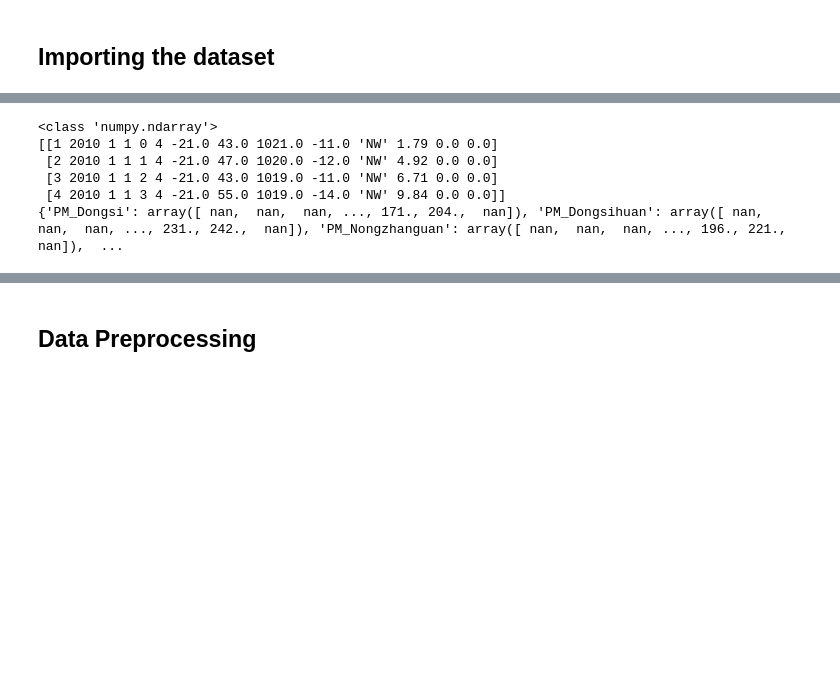
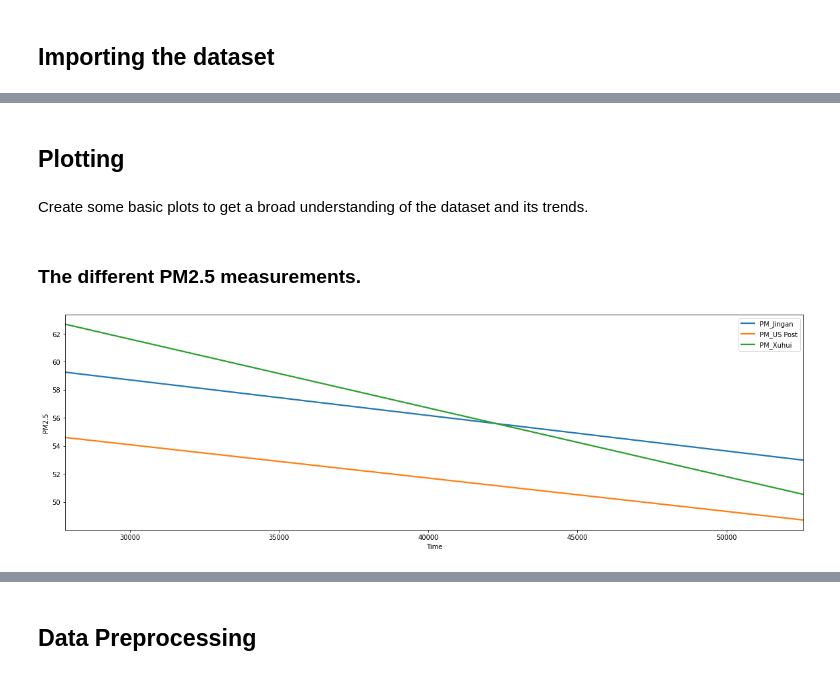
Before and after one commit to DAbbottPersonal/PM_china, a Jupyter notebook: PM_china.ipynb, the cells around one changed output, grey strips where cells are left out. Saved outputs shown, nothing was run; the diff lists cells and outputs as text; code cells hidden in the pictures; blank space fills up the shorter version.

```diff
--- a/PM_china.ipynb
+++ b/PM_china.ipynb
@@ -15,6 +9,8 @@ There are several PM reading for each dataset. Store all of them as a dictionary
 # %%
-dataset = pd.read_csv('/content/BeijingPM20100101_20151231.csv')
-#X = dataset.iloc[:, :-1].values
+import numpy as np
+import matplotlib.pyplot as plt
+import pandas as pd
+dataset = pd.read_csv('/content/ShanghaiPM20100101_20151231.csv')
 features = ['No',
             'year',
             'month',
@@ -29,19 +25,35 @@ features = ['No',
             'Iws',
             'precipitation',
             'Iprec']
+# If True, this will try linear, polynomial, SVR, and RF regressions
+# thus will also add some run time If False it will just run the
+# RF regression (best so far).
+try_all_regressions = False
 X = dataset.loc[:, features].values
 y = {}
 for i in dataset.columns:
   if 'PM_' in i:
     y[i] = dataset.loc[:, i].values
-# %%
-print(type(X))
-print(X[0:4,:])
-print(y)
-# %% [output]
-<class 'numpy.ndarray'>
-[[1 2010 1 1 0 4 -21.0 43.0 1021.0 -11.0 'NW' 1.79 0.0 0.0]
- [2 2010 1 1 1 4 -21.0 47.0 1020.0 -12.0 'NW' 4.92 0.0 0.0]
- [3 2010 1 1 2 4 -21.0 43.0 1019.0 -11.0 'NW' 6.71 0.0 0.0]
- [4 2010 1 1 3 4 -21.0 55.0 1019.0 -14.0 'NW' 9.84 0.0 0.0]]
-{'PM_Dongsi': array([ nan,  nan,  nan, ..., 171., 204.,  nan]), 'PM_Dongsihuan': array([ nan,  nan,  nan, ..., 231., 242.,  nan]), 'PM_Nongzhanguan': array([ nan,  nan,  nan, ..., 196., 221.,  nan]),  ...
+# %% [markdown]
+## Plotting
+# %% [markdown]
+Create some basic plots to get a broad understanding of the dataset and its trends.
+# %% [markdown]
+### The different PM2.5 measurements.
+# %%
+import seaborn as sns
+plotting_dict = y
+plotting_dict['time'] = (np.array(range(0,len(y['PM_US Post']))))
+plotting_df = pd.DataFrame.from_dict(plotting_dict, orient='index')
+plotting_df = plotting_df.transpose()
+plotting_df = plotting_df[plotting_df['time']>27826]
+fig, ax = plt.subplots(figsize=(20, 6))
+for key in y.keys():
+  if key == 'time':
+    continue
+  sns.regplot(x='time', y=key, data=plotting_df, fit_reg=True, ci=None, ax=ax, label=key, scatter = False)
+ax.set(ylabel='PM2.5', xlabel='Time')
+ax.legend()
+plt.show()
+# %% [output]
+[figure, added]
```
Also changed, not shown: parts of 43 cells of this notebook.
